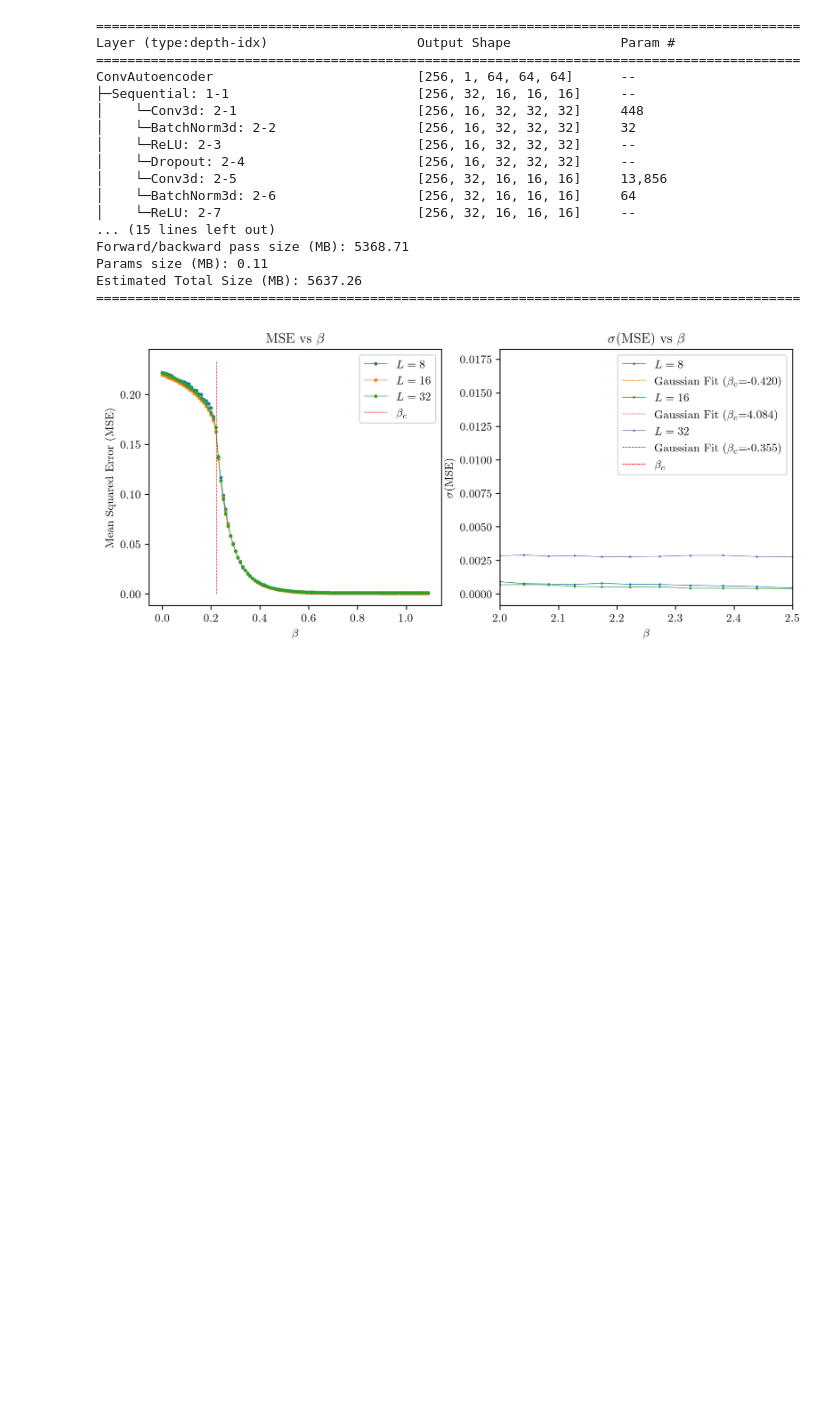
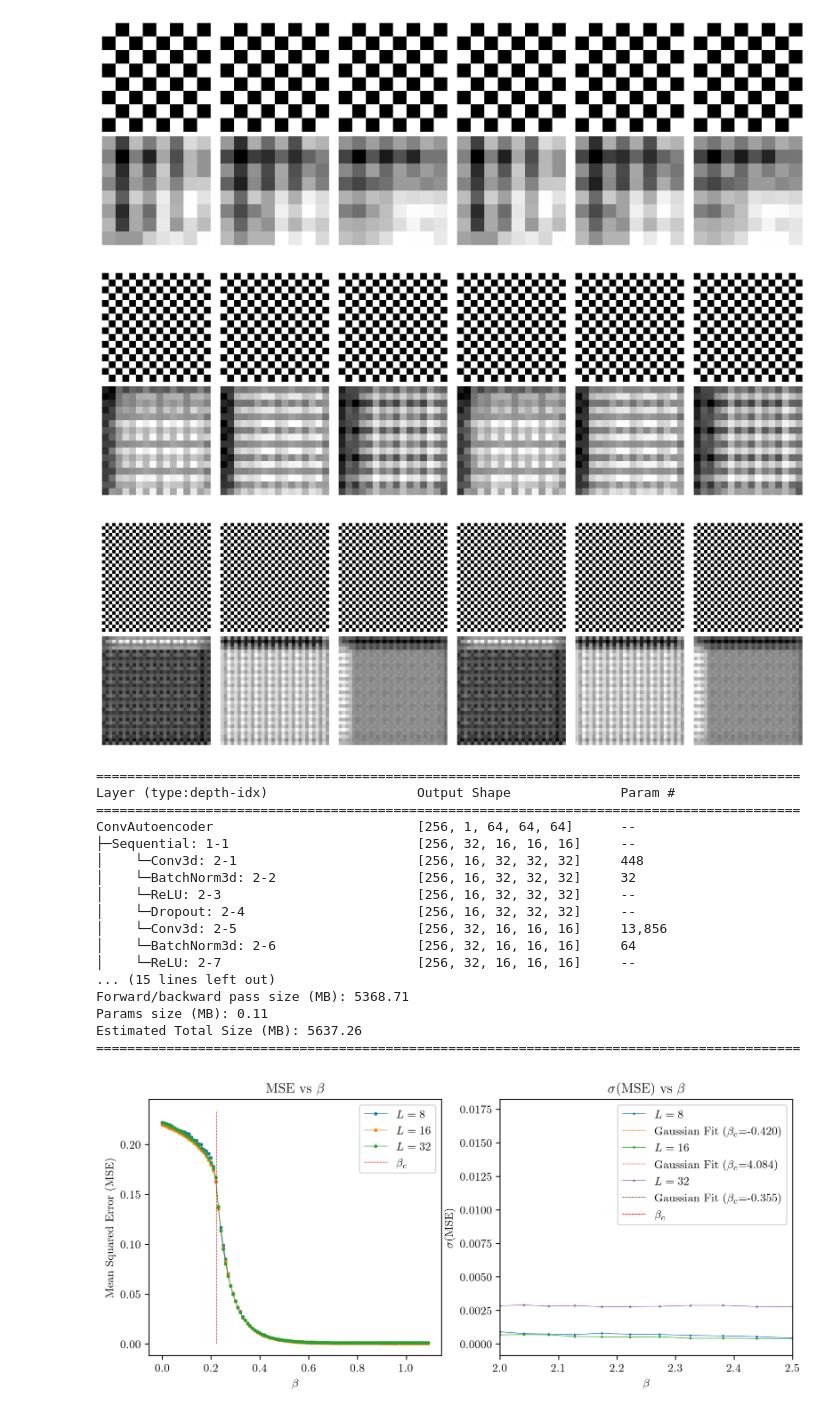
Before and after one commit to shashashank/gonihedric, a Jupyter notebook: dataproc/NgYang.ipynb, the cells around one changed output. Drawn from its saved outputs; the diff is of its cells as text; code cells hidden in the pictures; blank space fills up the shorter version.

```diff
--- a/dataproc/NgYang.ipynb
+++ b/dataproc/NgYang.ipynb
@@ -51,6 +51,27 @@ if T.cuda.is_available():
     device = "cuda"
 batchSize = 100
 dataDir = '/home/shashank/Code/gonihedric/data/ghData/'
+# %%
+dates = ["2026-02-09_14-09-47", "2026-02-09_14-10-35", "2026-02-09_14-11-26", "2026-02-09_14-12-33"]
+# fig, ax = plt.subplots(nrows=1, ncols=2, figsize=(10, 4))
+sideVals = [8, 16, 32, 64]
+
+fullX = np.arange(0.0, 1.1, 0.01)
+critX = np.arange(0.15, .4, 0.01)
+dataDir = '/home/shashank/Code/gonihedric/data/'
+for i in range(3):
+    modelSnapshot="/home/shashank/Code/gonihedric/data/checkpoints/Autoencoder/"+dates[i]+"/1/best_model.pth" #0.9
+    model.load_state_dict(T.load(modelSnapshot, map_location=device))
+    model = model.to(device)
+
+    dataDir = '/home/shashank/Code/gonihedric/bin/isingData/'
+    dataset = ds.CustomAutoencoderDataset3D(dataDir+"testL"+str(sideVals[i]), sideVals[i]) #2DGH32
+    testLoader = T.utils.data.DataLoader(dataset, batch_size=10, shuffle=True)
+    visualize_reconstructionG3D(model, device, testLoader, sideVals[i])
+# %% [output]
+[figure, added]
+[figure, added]
+[figure, added]
 # %%
 
 from torchinfo import summary
```
Also changed, not shown: parts of 4 cells of this notebook, 4 other files.
